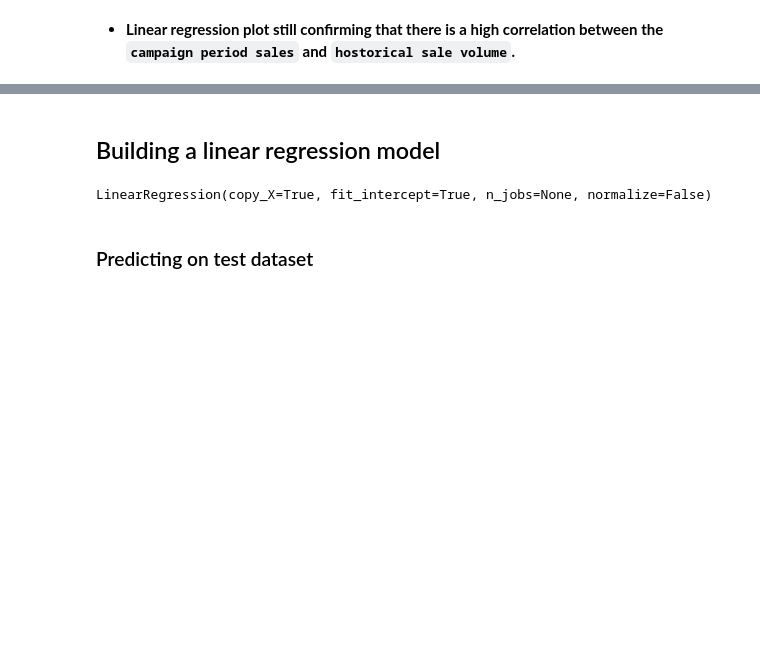
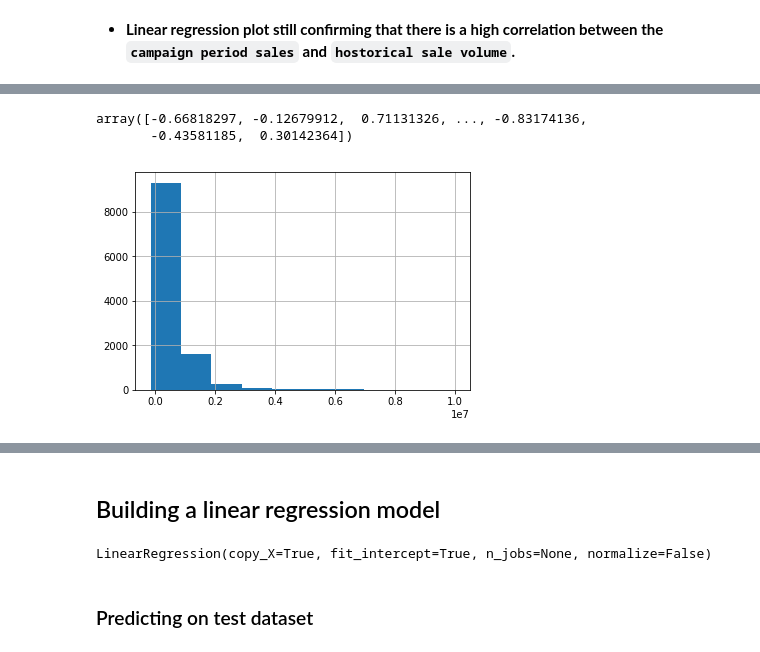
Before and after one commit to kogilo/tele_marketing_campaign_analysis, a Jupyter notebook: tele_marketing_campaign.ipynb, the cells around one changed output, grey strips where cells are left out. Cells and saved outputs as stored; diff of their text form; code cells hidden in the pictures; blank space fills up the shorter version.

```diff
--- a/tele_marketing_campaign.ipynb
+++ b/tele_marketing_campaign.ipynb
@@ -533,0 +680,18 @@ sns.pairplot(paid, x_vars=feature_cols, y_vars='campaign_period_sales', kind='re
+# %%
+tf= pt.fit_transform(df[['campaign_period_sales', 'historical_sales_volume']])
+tf[:,1]
+# %% [output]
+array([-0.66818297, -0.12679912,  0.71131326, ..., -0.83174136,
+       -0.43581185,  0.30142364])
+# %%
+df['date_of_first_purchase'] = pd.to_datetime(df['date_of_first_purchase'])
+df['year_of_fp']= df['date_of_first_purchase'].dt.year
+# %%
+df['made_purchase'] = df['campaign_period_sales'].apply(buy_or_not_buy)
+# %%
+# Normalize the historical_sale_volume
+df['historical_sales_volume'].hist()
+# plt.hist(np.log(df['historical_sales_volume']))
+df['history_log'] = np.log(df['historical_sales_volume'])
+# %% [output]
+[figure, added]
```
Also changed, not shown: parts of 94 cells of this notebook, 13 other files.
